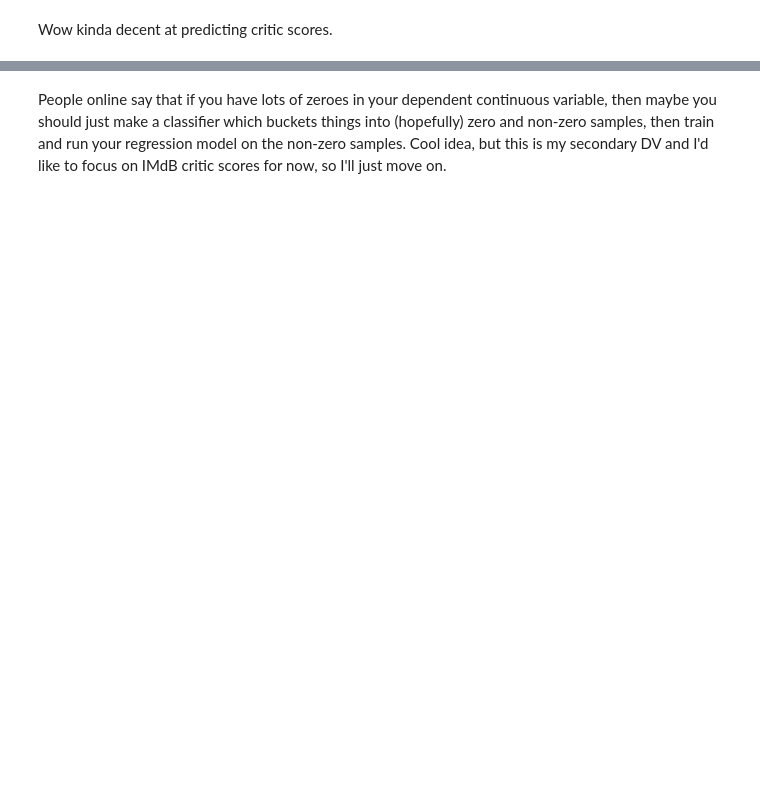
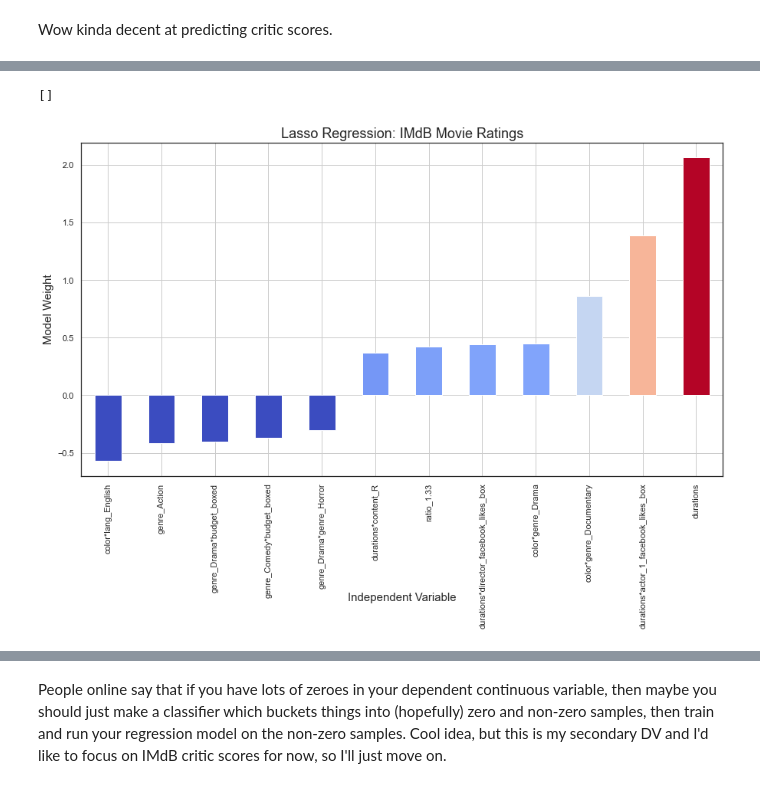
Before and after one commit to boscacci/IMdB-Regression, a Jupyter notebook: src/Good_Film_Bad_Film.ipynb, the cells around one changed output, grey strips where cells are left out. Cells and saved outputs as stored; diff of their text form; code cells hidden in the pictures; blank space fills up the shorter version.

```diff
--- a/src/Good_Film_Bad_Film.ipynb
+++ b/src/Good_Film_Bad_Film.ipynb
@@ -1156,3 +2150,22 @@ Wow kinda decent at predicting critic scores.
+# %%
+data_color = [x / max(lasso_coefs_larger) for x in lasso_coefs_larger]
+my_cmap = plt.cm.get_cmap('coolwarm')
+colors = my_cmap(data_color)
+
+ax = lasso_coefs_larger.plot(kind='bar',
+                        figsize=(15,8),
+                        grid=True,
+                        color = colors,
+                        )
+
+ax.set_xlabel("Independent Variable", fontsize=15)
+ax.set_ylabel("Model Weight", fontsize=15)
+ax.set_title("Lasso Regression: IMdB Movie Ratings", fontsize=18)
+ax.xaxis.set_label_coords(.5, -0.35)
+ax.plot()
+# %% [output]
+[]
+[figure, added]
 # %%
 scores_revenue_lasso = get_error_metrics(y_test.revenue,
                                          ypred_revenue_lasso,
```
Also changed, not shown: parts of 185 cells of this notebook, 23 other files.
